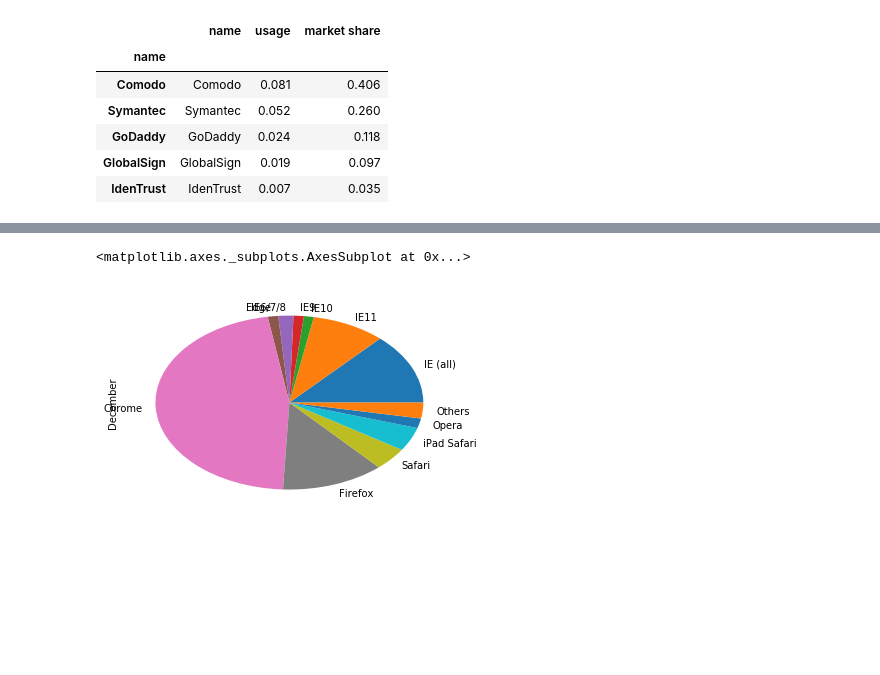
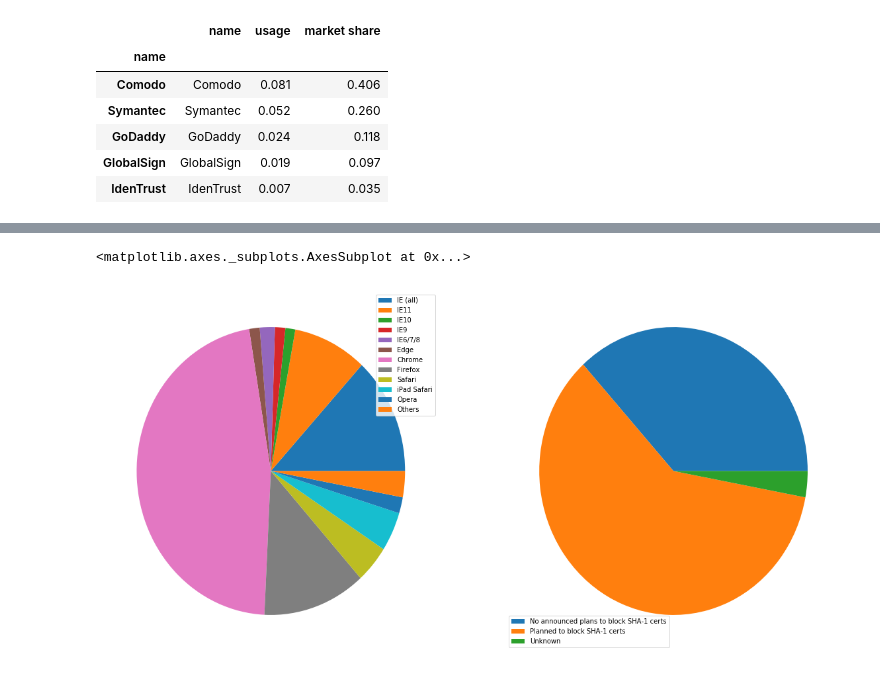
Before and after one commit to elsehow/limits-17, a Jupyter notebook: data/graph-generator.ipynb, the cells around one changed output, grey strips where cells are left out. Cells and saved outputs as stored; diff of their text form; code cells hidden in the pictures; blank space fills up the shorter version.

```diff
--- a/data/graph-generator.ipynb
+++ b/data/graph-generator.ipynb
@@ -41,5 +48,8 @@ browsers.head()
-# %%
-browsers.plot.pie(y='December', legend=False)
-# %% [output]
-<matplotlib.axes._subplots.AxesSubplot at 0x...>
-[figure, removed]
+# %%
+# Two subplots, the axes array is 1-d
+f, axarr = plt.subplots(ncols=2)
+pie(browsers, 'December', axarr[0])
+pie(browsers.groupby('Sha-1 certs?').sum(), 'December', axarr[1], figsize=(20,10))
+# %% [output]
+<matplotlib.axes._subplots.AxesSubplot at 0x...>
+[figure, added]
```
Also changed, not shown: parts of 4 cells of this notebook, 5 other files.
